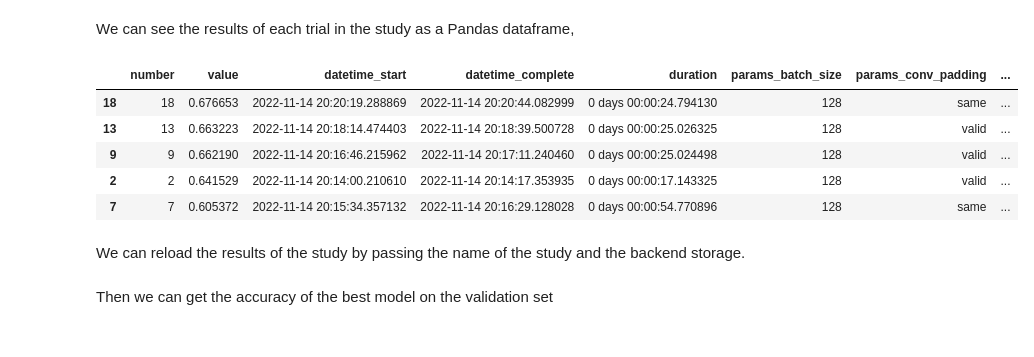
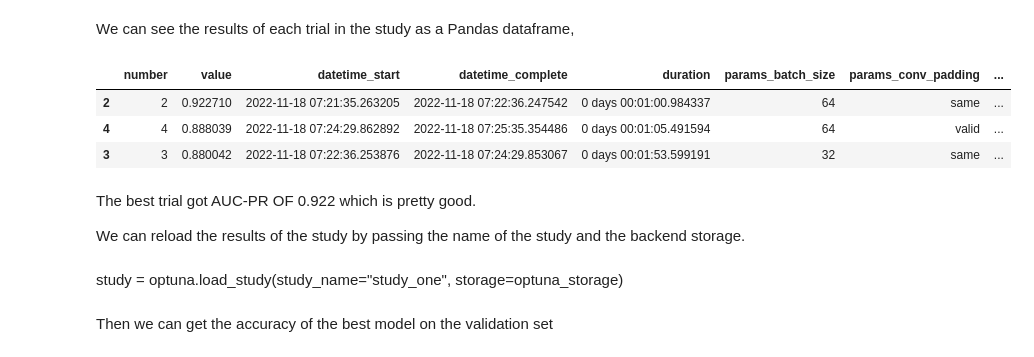
Before and after one commit to mdh266/TextClassificationApp, a Jupyter notebook: notebooks/NLP-Part4.ipynb, the cells around one changed output. Drawn from its saved outputs; the diff is of its cells as text; code cells hidden in the pictures.

```diff
--- a/notebooks/NLP-Part4.ipynb
+++ b/notebooks/NLP-Part4.ipynb
@@ -484,6 +454,6 @@ Before we start our Optuna study we create a backend storage to keep the results
 # %%
-storage = optuna.storages.RDBStorage(
-    url="sqlite:///model_tunning.db",
+optuna_storage = optuna.storages.RDBStorage(
+    url="sqlite:///tunning.db",
     engine_kwargs={"connect_args": {"timeout": 10}},
 )
 # %% [markdown]
@@ -491,4 +461,4 @@ Now we can create a the study with its name and to `maximize` the objective func
 # %%
 study = optuna.create_study(study_name="study_one",
                             direction="maximize",
-                            storage=storage)
+                            storage=optuna_storage)
@@ -522,13 +472,13 @@ study.optimize(objective,
 # %% [markdown]
 We can see the results of each trial in the study as a Pandas dataframe,
 # %%
-study.trials_dataframe().sort_values("value", ascending=False).head(5)
+study.trials_dataframe().sort_values("value", ascending=False).head(3)
 # %% [output]
 |  | number | value | datetime_start | datetime_complete | duration | params_batch_size | params_conv_padding | ... |
-| 18 | 18 | 0.676653 | 2022-11-14 20:20:19.288869 | 2022-11-14 20:20:44.082999 | 0 days 00:00:24.794130 | 128 | same | ... |
-| 13 | 13 | 0.663223 | 2022-11-14 20:18:14.474403 | 2022-11-14 20:18:39.500728 | 0 days 00:00:25.026325 | 128 | valid | ... |
-| 9 | 9 | 0.662190 | 2022-11-14 20:16:46.215962 | 2022-11-14 20:17:11.240460 | 0 days 00:00:25.024498 | 128 | valid | ... |
-| 2 | 2 | 0.641529 | 2022-11-14 20:14:00.210610 | 2022-11-14 20:14:17.353935 | 0 days 00:00:17.143325 | 128 | valid | ... |
-| 7 | 7 | 0.605372 | 2022-11-14 20:15:34.357132 | 2022-11-14 20:16:29.128028 | 0 days 00:00:54.770896 | 128 | same | ... |
+| 2 | 2 | 0.922710 | 2022-11-18 07:21:35.263205 | 2022-11-18 07:22:36.247542 | 0 days 00:01:00.984337 | 64 | same | ... |
+| 4 | 4 | 0.888039 | 2022-11-18 07:24:29.862892 | 2022-11-18 07:25:35.354486 | 0 days 00:01:05.491594 | 64 | valid | ... |
+| 3 | 3 | 0.880042 | 2022-11-18 07:22:36.253876 | 2022-11-18 07:24:29.853067 | 0 days 00:01:53.599191 | 32 | same | ... |
 # %% [markdown]
+The best trial got AUC-PR OF 0.922 which is pretty good.
+
 We can reload the results of the study by passing the name of the study and the backend storage.
@@ -537,3 +485,5 @@ study = optuna.load_study(study_name="study_one", storage=storage)
+# %% [markdown]
+study = optuna.load_study(study_name="study_one", storage=optuna_storage)
 # %% [markdown]
 Then we can get the accuracy of the best model on the validation set
 # %%
```
Also changed, not shown: parts of 52 cells of this notebook, 1 other file.
